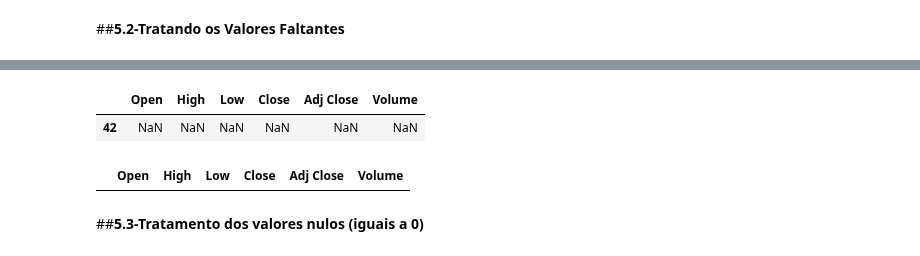
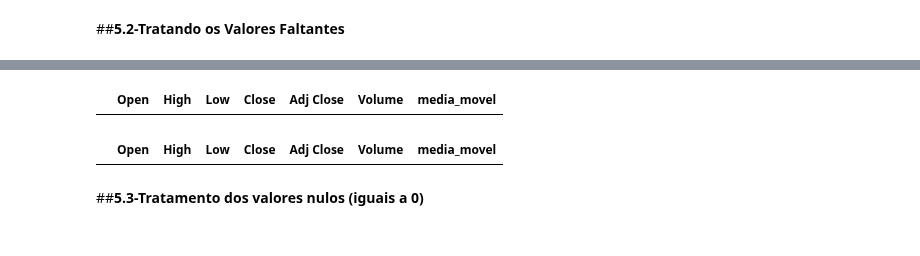
Before and after one commit to claubermartins/Stock-market-prediction, a Jupyter notebook: stock_market_prediction-bradesco.ipynb, the cells around one changed output, grey strips where cells are left out. Cells and saved outputs as stored; diff of their text form; code cells hidden in the pictures.

```diff
--- a/stock_market_prediction-bradesco.ipynb
+++ b/stock_market_prediction-bradesco.ipynb
@@ -113,8 +115,8 @@ base.loc[pd.isnull(base['Volume'])]
 # %%
 #preenchendo os valores nulos com o valor médio
 imputer = SimpleImputer(missing_values=np.nan, strategy='mean',verbose=0)
-imputer = imputer.fit(base.iloc[:,0:6])
-base.iloc[:,0:6] = imputer.transform(base.iloc[:,0:6])
+imputer = imputer.fit(base.iloc[:,0:7])
+base.iloc[:,0:7] = imputer.transform(base.iloc[:,0:7])
 # %%
 #verificando novamente se ainda temos valores faltantes
 base.loc[pd.isnull(base['Open'])]
@@ -162,8 +166,8 @@ base.loc[base['Volume'] == 0]
 # %%
 #preenchendo os valores nulos com o valor médio
 imputer = SimpleImputer(missing_values=0, strategy='mean',verbose=0)
-imputer = imputer.fit(base.iloc[:,0:6])
-base.iloc[:,0:6] = imputer.transform(base.iloc[:,0:6])
+imputer = imputer.fit(base.iloc[:,0:7])
+base.iloc[:,0:7] = imputer.transform(base.iloc[:,0:7])
 # %%
 #Verificando novamente se ainda temos valores nulos
 base.loc[base['Volume'] == 0]
@@ -294,14 +299,14 @@ dtype: int64
 # %%
 #encontrando onde os valores faltantes estão
 base_teste.loc[pd.isnull(base_teste['Open'])]
 base_teste.loc[pd.isnull(base_teste['High'])]
 base_teste.loc[pd.isnull(base_teste['Low'])]
 base_teste.loc[pd.isnull(base_teste['Close'])]
 base_teste.loc[pd.isnull(base_teste['Adj Close'])]
 base_teste.loc[pd.isnull(base_teste['Volume'])]
+base_teste.loc[pd.isnull(base['media_movel'])]
 # %% [output]
-|  | Open | High | Low | Close | Adj Close | Volume |
-| 42 | NaN | NaN | NaN | NaN | NaN | NaN |
+|  | Open | High | Low | Close | Adj Close | Volume | media_movel |
 # %%
 #preenchendo os valores faltantes com o valor médio
 imputer = SimpleImputer(missing_values=np.nan, strategy='mean',verbose=0)
@@ -315,8 +320,9 @@ base_teste.loc[pd.isnull(base_teste['Low'])]
 base_teste.loc[pd.isnull(base_teste['Close'])]
 base_teste.loc[pd.isnull(base_teste['Adj Close'])]
 base_teste.loc[pd.isnull(base_teste['Volume'])]
+base_teste.loc[pd.isnull(base['media_movel'])]
 # %% [output]
-|  | Open | High | Low | Close | Adj Close | Volume |
+|  | Open | High | Low | Close | Adj Close | Volume | media_movel |
 # %% [markdown]
 ##**5.3-Tratamento dos valores nulos (iguais a 0)**
 # %%
```
Also changed, not shown: parts of 22 cells of this notebook.
